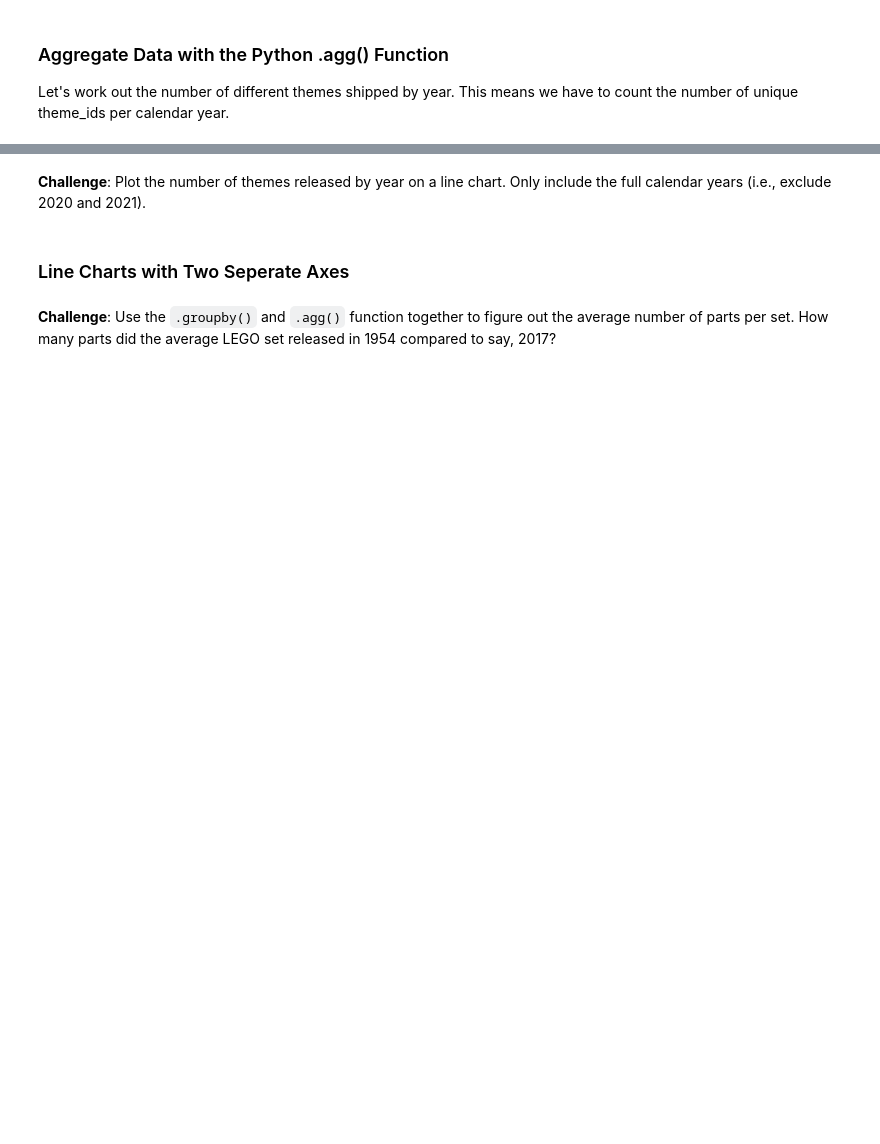
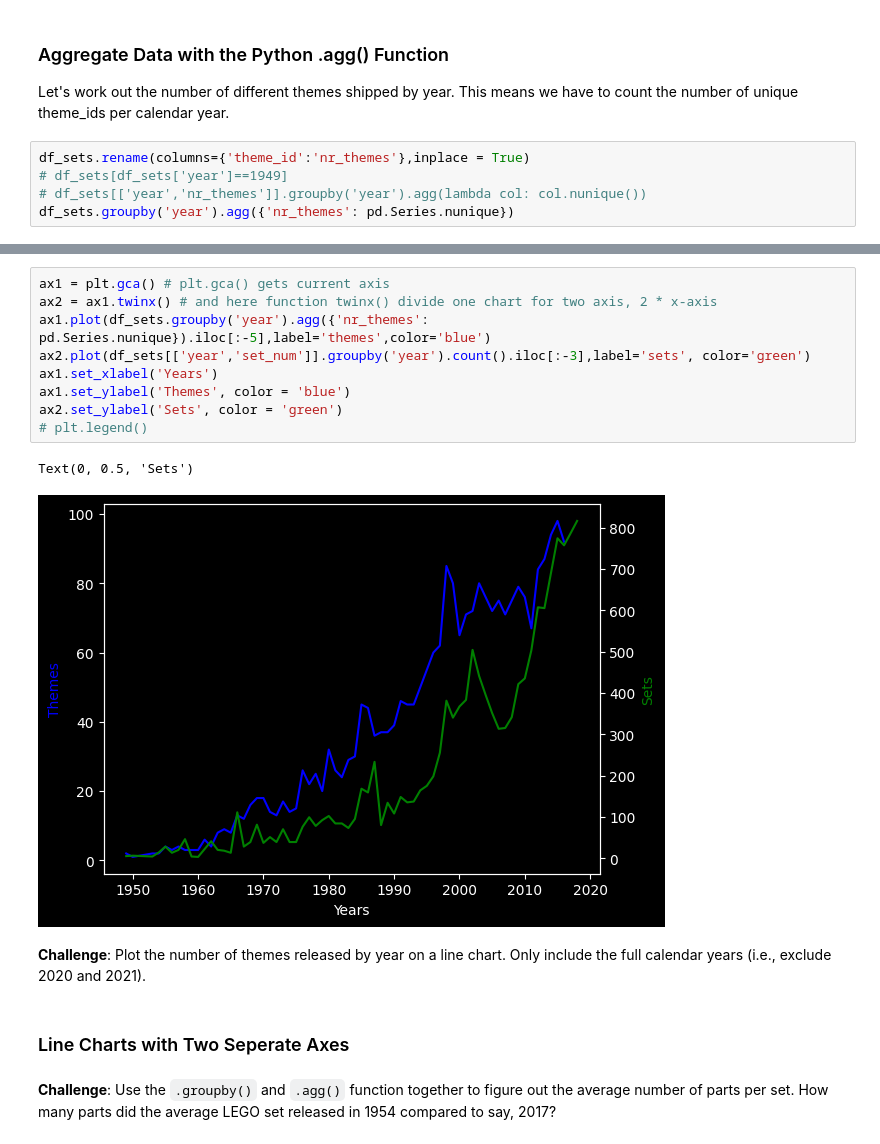
Before and after one commit to marcinszlaz/__100_Days_of_Code_Python_Bootcamp__, a Jupyter notebook: day_74/Lego_Analysis_for_Course_(start).ipynb, the cells around one changed output, grey strips where cells are left out. Saved outputs shown, nothing was run; the diff lists cells and outputs as text; blank space fills up the shorter version.

```diff
--- a/day_74/Lego_Analysis_for_Course_(start).ipynb
+++ b/day_74/Lego_Analysis_for_Course_(start).ipynb
@@ -173,3 +179,8 @@ plt.legend()
 ### Aggregate Data with the Python .agg() Function
 
 Let's work out the number of different themes shipped by year. This means we have to count the number of unique theme_ids per calendar year.
+# %%
+df_sets.rename(columns={'theme_id':'nr_themes'},inplace = True)
+# df_sets[df_sets['year']==1949]
+# df_sets[['year','nr_themes']].groupby('year').agg(lambda col: col.nunique())
+df_sets.groupby('year').agg({'nr_themes': pd.Series.nunique})
@@ -176,3 +202,15 @@ Let's work out the number of different themes shipped by year. This means we hav
+# %%
+ax1 = plt.gca() # plt.gca() gets current axis
+ax2 = ax1.twinx() # and here function twinx() divide one chart for two axis, 2 * x-axis
+ax1.plot(df_sets.groupby('year').agg({'nr_themes': pd.Series.nunique}).iloc[:-5],label='themes',color='blue')
+ax2.plot(df_sets[['year','set_num']].groupby('year').count().iloc[:-3],label='sets', color='green')
+ax1.set_xlabel('Years')
+ax1.set_ylabel('Themes', color = 'blue')
+ax2.set_ylabel('Sets', color = 'green')
+# plt.legend()
+# %% [output]
+Text(0, 0.5, 'Sets')
+[figure, added]
 # %% [markdown]
 **Challenge**: Plot the number of themes released by year on a line chart. Only include the full calendar years (i.e., exclude 2020 and 2021).
 # %% [markdown]
```
Also changed, not shown: parts of 19 cells of this notebook, 8 other files.
